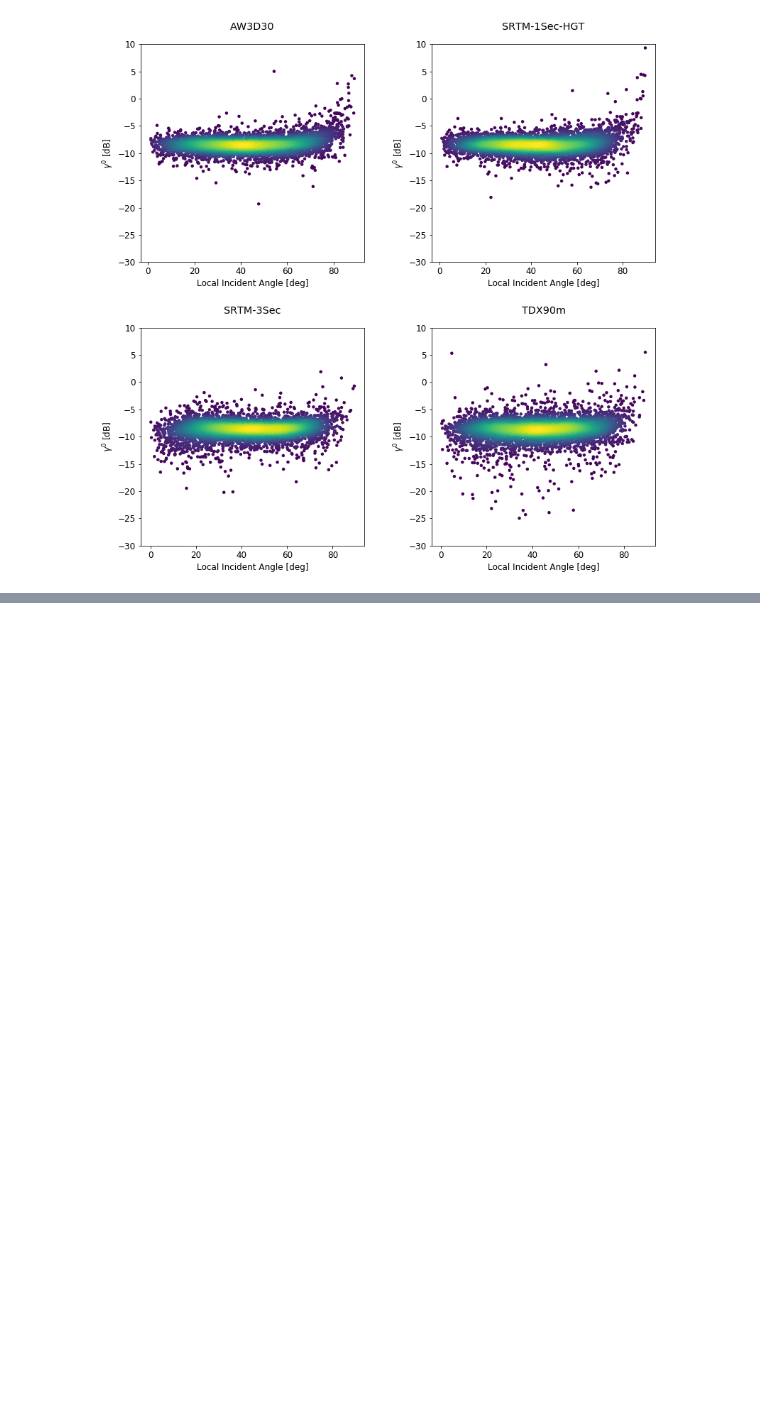
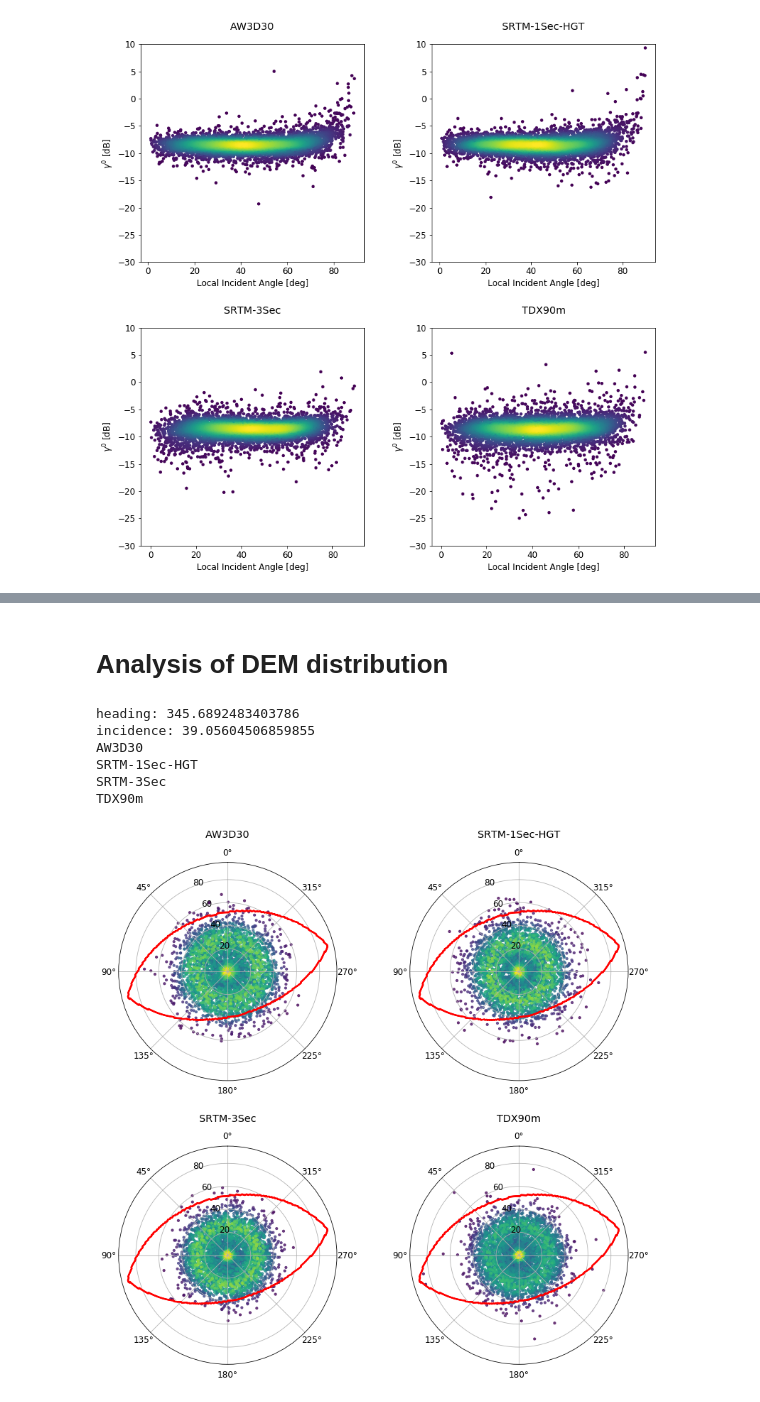
Before and after one commit to johntruckenbrodt/S1_ARD, a Jupyter notebook: data_prepare.ipynb, the cells around one changed output, grey strips where cells are left out. Drawn from its saved outputs; the diff is of its cells as text; code cells hidden in the pictures; blank space fills up the shorter version.

Commit message:
[data_prepare] cells to compute slope and aspect, plot dem_distribution

```diff
--- a/data_prepare.ipynb
+++ b/data_prepare.ipynb
@@ -404,3 +448,46 @@ TDX90m
+# %% [markdown]
+# Analysis of DEM distribution
+# %%
+import matplotlib
+import matplotlib.pyplot as plt
+from S1_ARD import dem_distribution
+
+% matplotlib inline
+matplotlib.rcParams['figure.figsize'] = (13, 13)
+matplotlib.rcParams['font.size'] = 12
+matplotlib.rcParams['axes.titlepad'] = 20
+plt.subplots_adjust(wspace=0.3, hspace=0.3)
+
+incidence = id.meta['incidence']
+heading = id.meta['heading']
+
+print('heading: {}'.format(heading))
+print('incidence: {}'.format(incidence))
+
+i = 1
+for dem_id, dem_file in demfiles_snap.items():
+    print(dem_id)
+    slope_file = dem_file.replace(dem_id, dem_id + '_slope')
+    aspect_file = dem_file.replace(dem_id, dem_id + '_aspect')
+
+    with Raster(slope_file) as ras:
+        slope = ras.matrix()
+
+    with Raster(aspect_file) as ras:
+        aspect = ras.matrix()
+
+    plt.subplot(2, 2, i, projection='polar')
+    dem_distribution(slope, aspect, heading, incidence, nsamples=5000, title=dem_id)
+    i += 1
+plt.show()
+# %% [output]
+heading: 345.6892483403786
+incidence: 39.05604506859855
+AW3D30
+SRTM-1Sec-HGT
+SRTM-3Sec
+TDX90m
+[figure, added]
 # %% [markdown]
 <a id='todo'></a>
 # TODO
```
Also changed, not shown: parts of 3 cells of this notebook.
